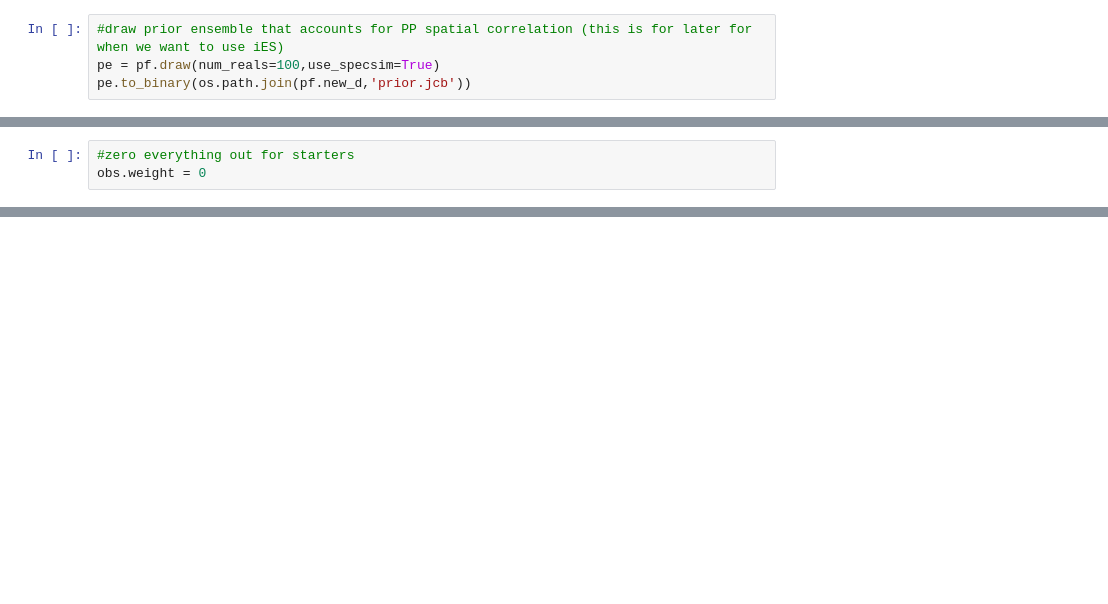
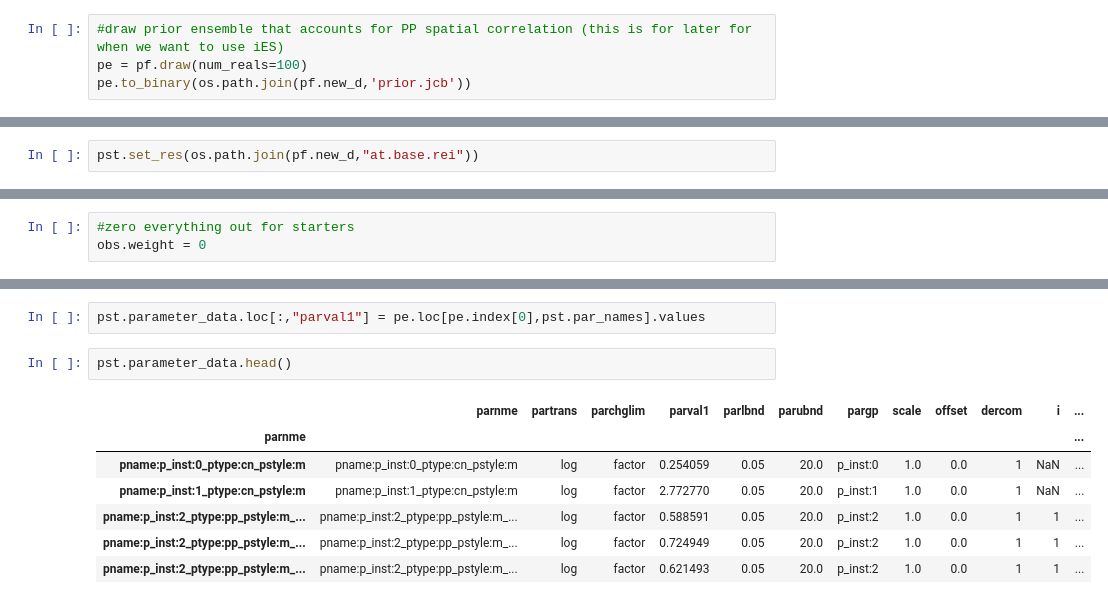
Before and after one commit to rhugman/PESTPP_Madison25, a Jupyter notebook: notebooks/simple_pstfrom.ipynb, the cells around one changed output, grey strips where cells are left out. Saved outputs shown, nothing was run; the diff lists cells and outputs as text; blank space fills up the shorter version.

```diff
--- a/notebooks/simple_pstfrom.ipynb
+++ b/notebooks/simple_pstfrom.ipynb
@@ -62,4 +269,4 @@ pf.build_pst(filename=os.path.join(pf.new_d,'at.pst'),version=2)
 # %%
 #draw prior ensemble that accounts for PP spatial correlation (this is for later for when we want to use iES)
-pe = pf.draw(num_reals=100,use_specsim=True)
+pe = pf.draw(num_reals=100)
 pe.to_binary(os.path.join(pf.new_d,'prior.jcb'))
@@ -69,0 +332,2 @@ obs
+# %%
+pst.set_res(os.path.join(pf.new_d,"at.base.rei"))
@@ -89,0 +417,12 @@ phi
+# %%
+pst.parameter_data.loc[:,"parval1"] = pe.loc[pe.index[0],pst.par_names].values
+# %%
+pst.parameter_data.head()
+# %% [output]
+|  | parnme | partrans | parchglim | parval1 | parlbnd | parubnd | pargp | scale | offset | dercom | i | ... |
+| parnme |  |  |  |  |  |  |  |  |  |  |  | ... |
+| pname:p_inst:0_ptype:cn_pstyle:m | pname:p_inst:0_ptype:cn_pstyle:m | log | factor | 0.254059 | 0.05 | 20.0 | p_inst:0 | 1.0 | 0.0 | 1 | NaN | ... |
+| pname:p_inst:1_ptype:cn_pstyle:m | pname:p_inst:1_ptype:cn_pstyle:m | log | factor | 2.772770 | 0.05 | 20.0 | p_inst:1 | 1.0 | 0.0 | 1 | NaN | ... |
+| pname:p_inst:2_ptype:pp_pstyle:m_... | pname:p_inst:2_ptype:pp_pstyle:m_... | log | factor | 0.588591 | 0.05 | 20.0 | p_inst:2 | 1.0 | 0.0 | 1 | 1 | ... |
+| pname:p_inst:2_ptype:pp_pstyle:m_... | pname:p_inst:2_ptype:pp_pstyle:m_... | log | factor | 0.724949 | 0.05 | 20.0 | p_inst:2 | 1.0 | 0.0 | 1 | 1 | ... |
+| pname:p_inst:2_ptype:pp_pstyle:m_... | pname:p_inst:2_ptype:pp_pstyle:m_... | log | factor | 0.621493 | 0.05 | 20.0 | p_inst:2 | 1.0 | 0.0 | 1 | 1 | ... |
```
Also changed, not shown: parts of 31 cells of this notebook.
